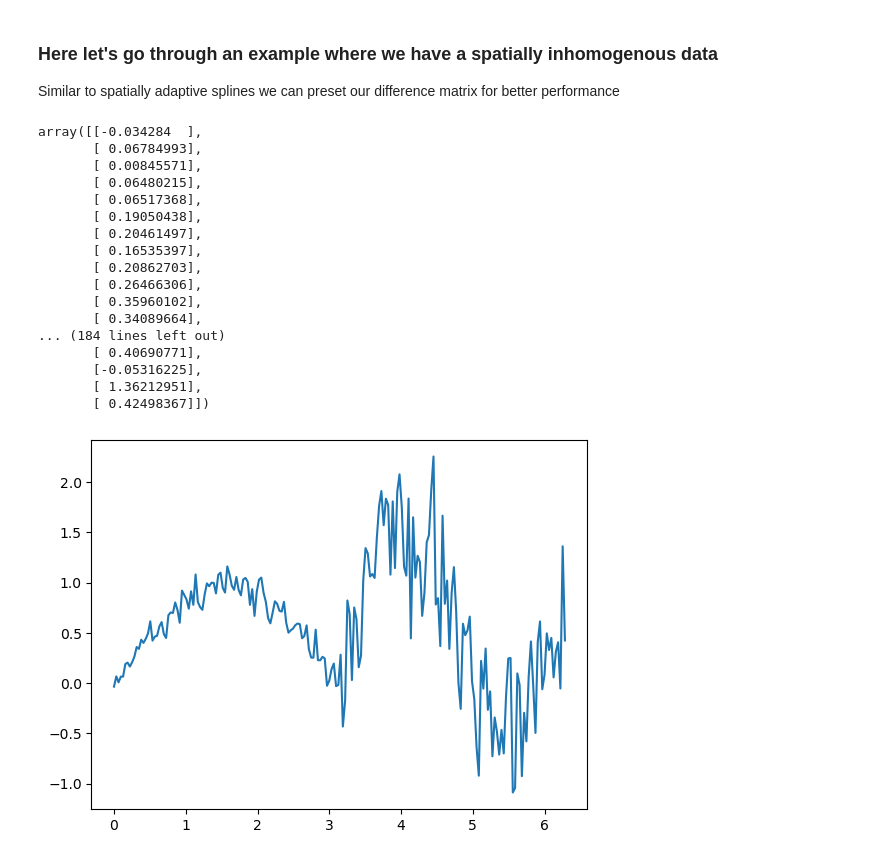
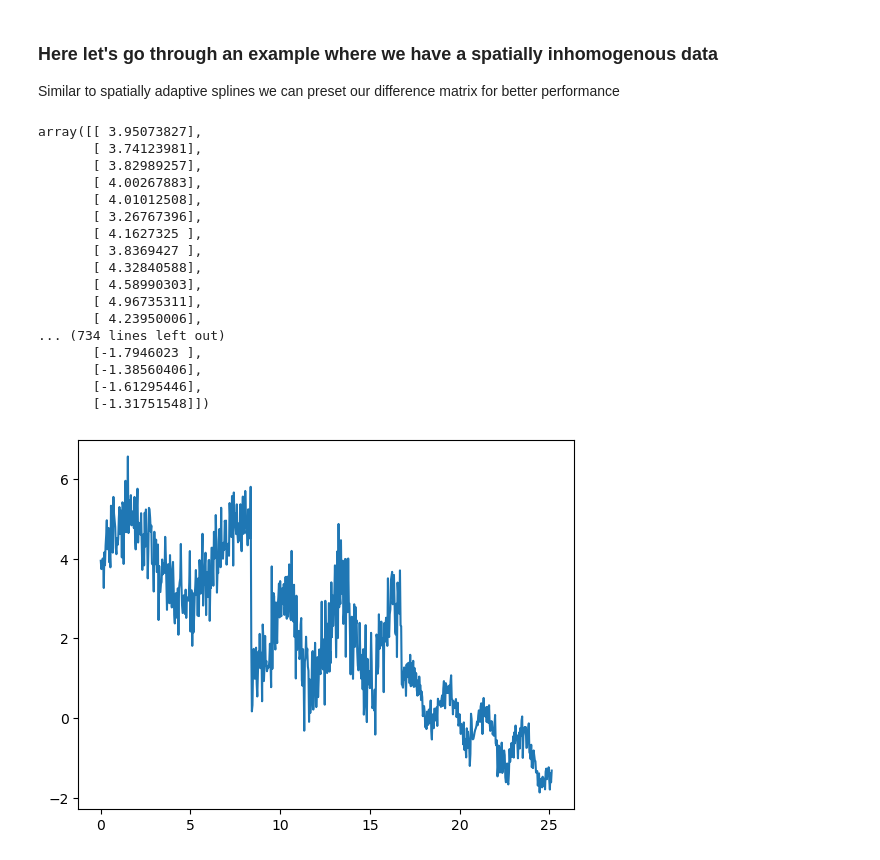
Before and after one commit to jasonbohne123/Adaptive_Signal_Estimation, a Jupyter notebook: trend_filtering/research/Spatially_Inhomogenous.ipynb, the cells around one changed output. Cells and saved outputs as stored; diff of their text form; code cells hidden in the pictures.

```diff
--- a/trend_filtering/research/Spatially_Inhomogenous.ipynb
+++ b/trend_filtering/research/Spatially_Inhomogenous.ipynb
@@ -19,50 +19,52 @@ from evaluation_metrics.loss_functions import compute_error
 # %%
 def generate_spatially_inhomogenous_data():
 
     # generate data
-    n = 100
+    n = 250
 
-    x = np.zeros( 2 * n)
+    x = np.zeros( 3 * n)
 
         # generate time
-    t = np.linspace(0, 2*np.pi, 2 * n)
+    t = np.linspace(0, 8*np.pi, 3 * n)
     t1=t[0:n]
     t2=t[n:2*n]
+    t3=t[2*n:3*n]
 
     # generate spatially inhomogenous data
-    x[0:n] = np.sin(t1) + np.random.normal(0, 0.1, n)
-    x[n:2*n] = np.sin(2*t2) + np.random.normal(0, 0.45, n)+0.5
+    x[0:n] = np.sin(t1) + np.random.normal(0, 0.5, n)+4
+    x[n:2*n] = np.sin(2*t2) + np.random.normal(0, 0.65, n)+2
+    x[2*n:3*n] = 0.5*np.sin(3*t3) + np.random.normal(0, 0.25, n)-0.25*t3+5
 
 
 
     return x, t
 
 
 x,t=generate_spatially_inhomogenous_data()
 
 plt.plot(t,x)
 
 x=x.reshape(-1,1)
 x
 # %% [output]
-array([[-0.034284  ],
-       [ 0.06784993],
-       [ 0.00845571],
-       [ 0.06480215],
-       [ 0.06517368],
-       [ 0.19050438],
-       [ 0.20461497],
-       [ 0.16535397],
-       [ 0.20862703],
-       [ 0.26466306],
-       [ 0.35960102],
-       [ 0.34089664],
-... (184 lines left out)
-       [ 0.40690771],
-       [-0.05316225],
-       [ 1.36212951],
-       [ 0.42498367]])
+array([[ 3.95073827],
+       [ 3.74123981],
+       [ 3.82989257],
+       [ 4.00267883],
+       [ 4.01012508],
+       [ 3.26767396],
+       [ 4.1627325 ],
+       [ 3.8369427 ],
+       [ 4.32840588],
+       [ 4.58990303],
+       [ 4.96735311],
+       [ 4.23950006],
+... (734 lines left out)
+       [-1.7946023 ],
+       [-1.38560406],
+       [-1.61295446],
+       [-1.31751548]])
-[figure, old version]
+[figure, new version]
 # %%
 D=Difference_Matrix(len(t), 2)
 
```
Also changed, not shown: parts of 8 cells of this notebook, 2 other files.
